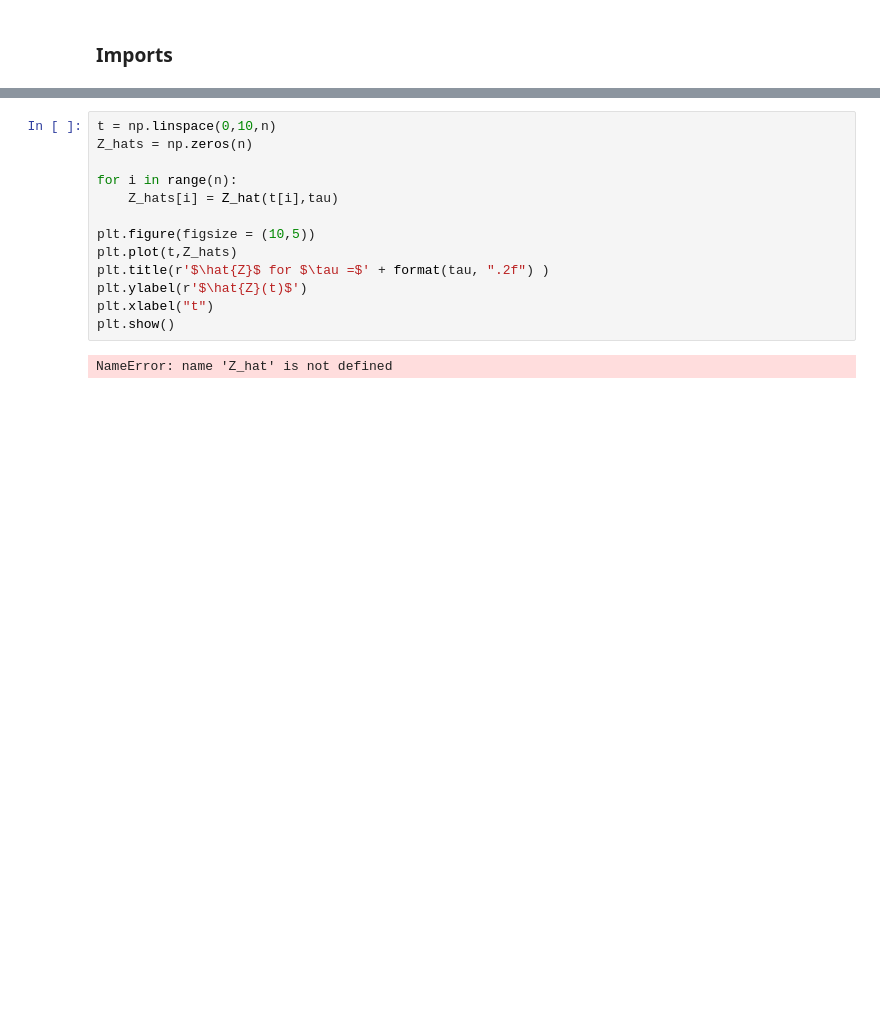
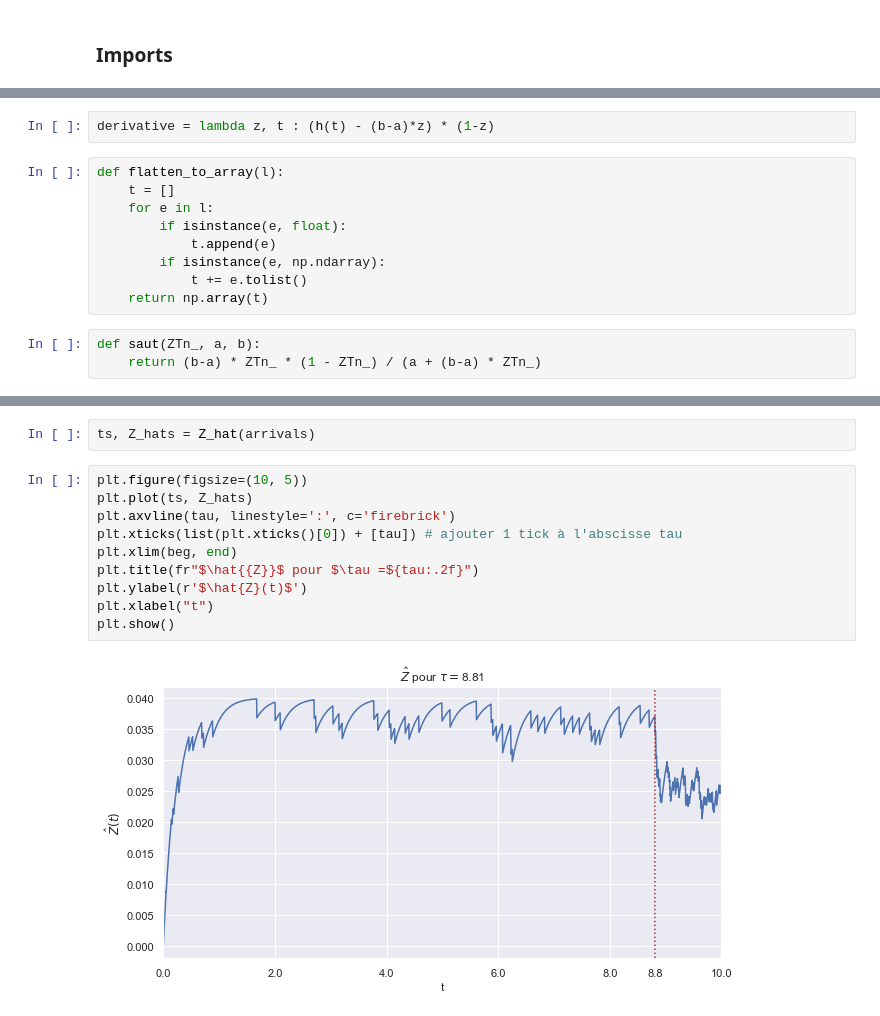
Before and after one commit to littlebuzzybee/MACS207b-Projet, a Jupyter notebook: MACS207b_Personnaz_Ly.ipynb, the cells around one changed output, grey strips where cells are left out. Cells and saved outputs as stored; diff of their text form; blank space fills up the shorter version.

```diff
--- a/MACS207b_Personnaz_Ly.ipynb
+++ b/MACS207b_Personnaz_Ly.ipynb
@@ -100,0 +115,14 @@ SyntaxError: unexpected EOF while parsing (3138475955.py, line 5)
+# %%
+derivative = lambda z, t : (h(t) - (b-a)*z) * (1-z)
+# %%
+def flatten_to_array(l):
+    t = []
+    for e in l:
+        if isinstance(e, float):
+            t.append(e)
+        if isinstance(e, np.ndarray):
+            t += e.tolist()
+    return np.array(t)
+# %%
+def saut(ZTn_, a, b):
+    return (b-a) * ZTn_ * (1 - ZTn_) / (a + (b-a) * ZTn_)
@@ -101,15 +163,14 @@ SyntaxError: unexpected EOF while parsing (3138475955.py, line 5)
+# %%
+ts, Z_hats = Z_hat(arrivals)
 # %%
-t = np.linspace(0,10,n)
-Z_hats = np.zeros(n)
-
-for i in range(n):
-    Z_hats[i] = Z_hat(t[i],tau)
-
-plt.figure(figsize = (10,5))
-plt.plot(t,Z_hats)
-plt.title(r'$\hat{Z}$ for $\tau =$' + format(tau, ".2f") )
+plt.figure(figsize=(10, 5))
+plt.plot(ts, Z_hats)
+plt.axvline(tau, linestyle=':', c='firebrick')
+plt.xticks(list(plt.xticks()[0]) + [tau]) # ajouter 1 tick à l'abscisse tau
+plt.xlim(beg, end)
+plt.title(fr"$\hat{{Z}}$ pour $\tau =${tau:.2f}")
 plt.ylabel(r'$\hat{Z}(t)$')
 plt.xlabel("t")
 plt.show()
 # %% [output]
-NameError: name 'Z_hat' is not defined
+[figure, added]
```
Also changed, not shown: parts of 17 cells of this notebook.
